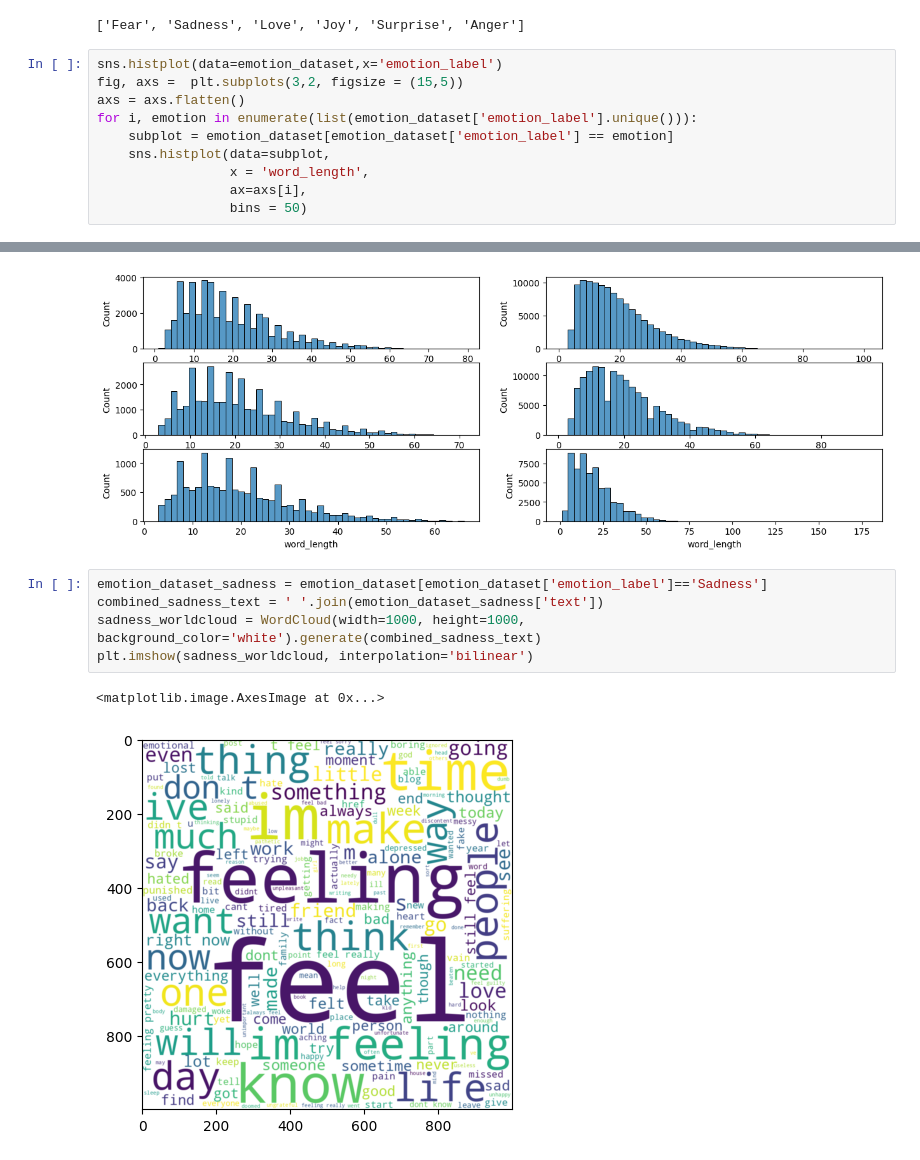
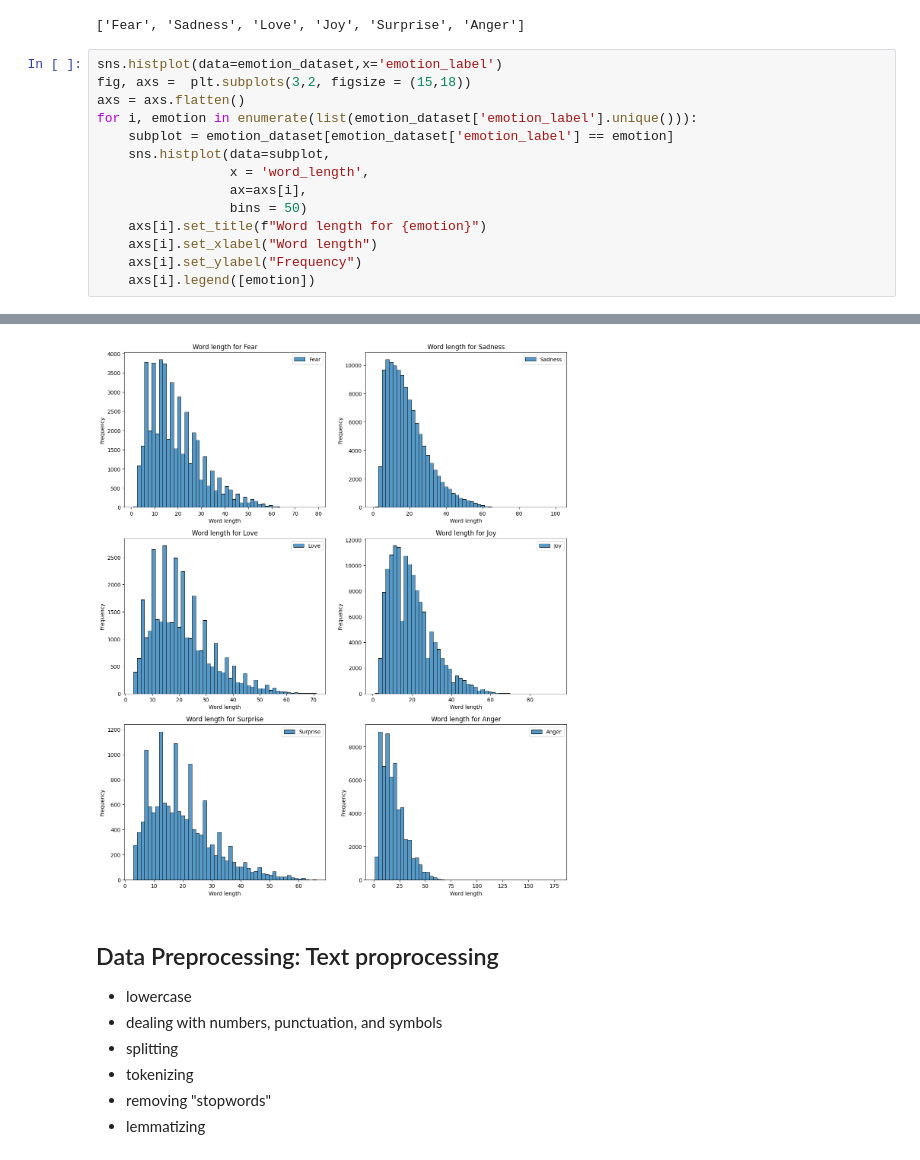
Before and after one commit to jasonchiahs/Emotion-Text-Detection, a Jupyter notebook: data-exploration.ipynb, the cells around one changed output, grey strips where cells are left out. Cells and saved outputs as stored; diff of their text form.

```diff
--- a/data-exploration.ipynb
+++ b/data-exploration.ipynb
@@ -145,22 +145,26 @@ print(list(emotion_dataset['emotion_label'].unique()))
 ['Fear', 'Sadness', 'Love', 'Joy', 'Surprise', 'Anger']
 # %%
 sns.histplot(data=emotion_dataset,x='emotion_label')
-fig, axs =  plt.subplots(3,2, figsize = (15,5))
+fig, axs =  plt.subplots(3,2, figsize = (15,18))
 axs = axs.flatten()
 for i, emotion in enumerate(list(emotion_dataset['emotion_label'].unique())):
     subplot = emotion_dataset[emotion_dataset['emotion_label'] == emotion]
     sns.histplot(data=subplot,
                  x = 'word_length',
                  ax=axs[i],
                  bins = 50)
+    axs[i].set_title(f"Word length for {emotion}")
+    axs[i].set_xlabel("Word length")
+    axs[i].set_ylabel("Frequency")
+    axs[i].legend([emotion])
 # %% [output]
 [figure]
-[figure, old version]
+[figure, new version]
-# %%
-emotion_dataset_sadness = emotion_dataset[emotion_dataset['emotion_label']=='Sadness']
-combined_sadness_text = ' '.join(emotion_dataset_sadness['text'])
-sadness_worldcloud = WordCloud(width=1000, height=1000, background_color='white').generate(combined_sadness_text)
-plt.imshow(sadness_worldcloud, interpolation='bilinear')
-# %% [output]
-<matplotlib.image.AxesImage at 0x...>
-[figure, removed]
+# %% [markdown]
+## Data Preprocessing: Text proprocessing
+- lowercase
+- dealing with numbers, punctuation, and symbols
+- splitting
+- tokenizing
+- removing "stopwords"
+- lemmatizing
```
Also changed, not shown: parts of 6 cells of this notebook.
